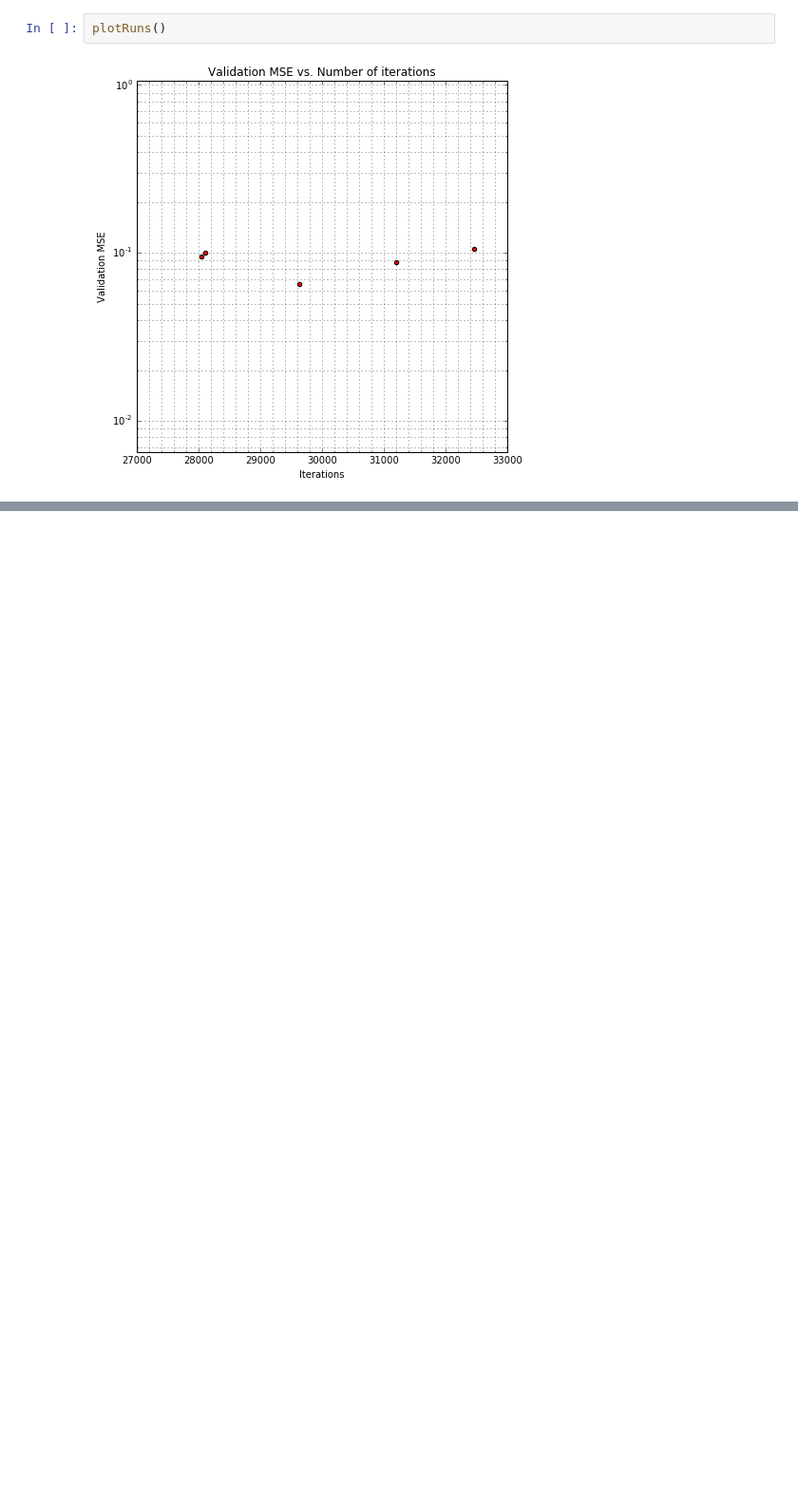
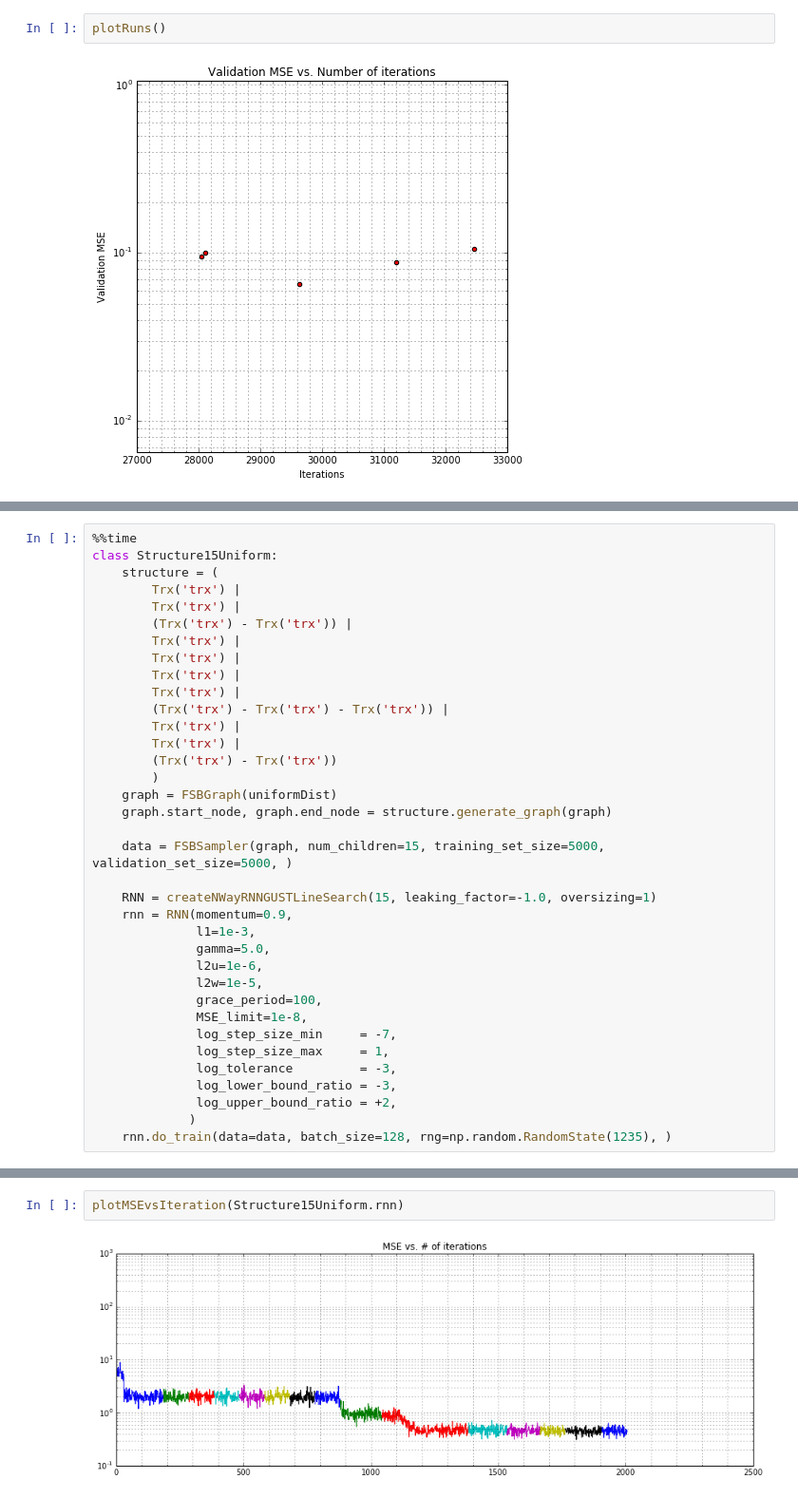
Before and after one commit to vadaszd/rsptime-simu, a Jupyter notebook: ReLU 04 GUST-LS.ipynb, the cells around one changed output, grey strips where cells are left out. Shown at 95% size. Saved outputs shown, nothing was run; the diff lists cells and outputs as text; blank space fills up the shorter version.

```diff
--- a/ReLU 04 GUST-LS.ipynb
+++ b/ReLU 04 GUST-LS.ipynb
@@ -1112,0 +1167,36 @@ plotRuns()
+# %%
+%%time
+class Structure15Uniform:
+    structure = (
+        Trx('trx') |
+        Trx('trx') |
+        (Trx('trx') - Trx('trx')) |
+        Trx('trx') |
+        Trx('trx') |
+        Trx('trx') |
+        Trx('trx') |
+        (Trx('trx') - Trx('trx') - Trx('trx')) |
+        Trx('trx') |
+        Trx('trx') |
+        (Trx('trx') - Trx('trx'))
+        )
+    graph = FSBGraph(uniformDist)
+    graph.start_node, graph.end_node = structure.generate_graph(graph)
+
+    data = FSBSampler(graph, num_children=15, training_set_size=5000, validation_set_size=5000, )
+
+    RNN = createNWayRNNGUSTLineSearch(15, leaking_factor=-1.0, oversizing=1)
+    rnn = RNN(momentum=0.9,
+              l1=1e-3,
+              gamma=5.0,
+              l2u=1e-6,
+              l2w=1e-5,
+              grace_period=100,
+              MSE_limit=1e-8,
+              log_step_size_min     = -7,
+              log_step_size_max     = 1,
+              log_tolerance         = -3,
+              log_lower_bound_ratio = -3,
+              log_upper_bound_ratio = +2,
+             )
+    rnn.do_train(data=data, batch_size=128, rng=np.random.RandomState(1235), )
@@ -1112,0 +1221,4 @@ plotRuns()
+# %%
+plotMSEvsIteration(Structure15Uniform.rnn)
+# %% [output]
+[figure, added]
```
Also changed, not shown: parts of 9 cells of this notebook, 1 other file.
